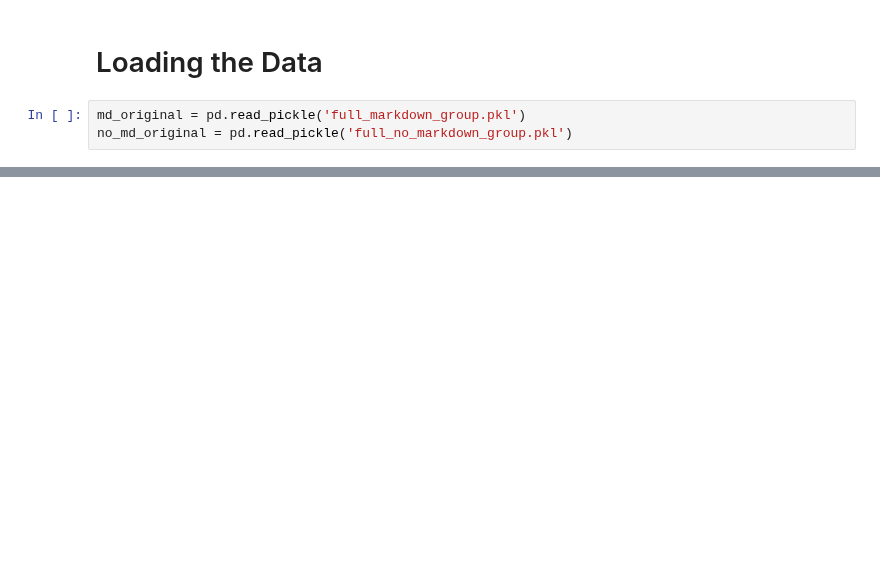
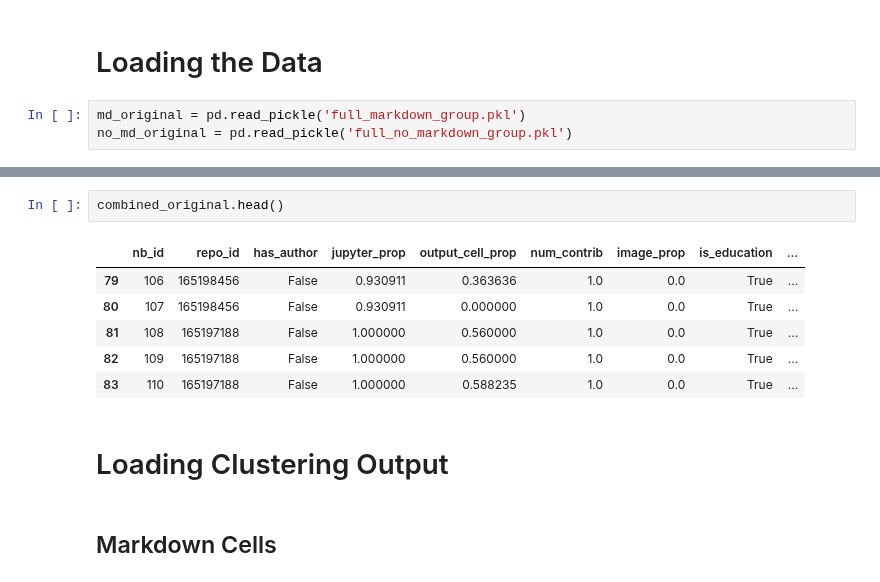
Before and after one commit to Isabel-Gan/quantifying-notebook-features, a Jupyter notebook: full-output/clustering-analysis.ipynb, the cells around one changed output, grey strips where cells are left out. Cells and saved outputs as stored; diff of their text form; blank space fills up the shorter version.

```diff
--- a/full-output/clustering-analysis.ipynb
+++ b/full-output/clustering-analysis.ipynb
@@ -75,0 +35,13 @@ list(enumerate(zip(no_md_df.columns, no_md_df.dtypes)))
+# %%
+combined_original.head()
+# %% [output]
+|  | nb_id | repo_id | has_author | jupyter_prop | output_cell_prop | num_contrib | image_prop | is_education | ... |
+| 79 | 106 | 165198456 | False | 0.930911 | 0.363636 | 1.0 | 0.0 | True | ... |
+| 80 | 107 | 165198456 | False | 0.930911 | 0.000000 | 1.0 | 0.0 | True | ... |
+| 81 | 108 | 165197188 | False | 1.000000 | 0.560000 | 1.0 | 0.0 | True | ... |
+| 82 | 109 | 165197188 | False | 1.000000 | 0.560000 | 1.0 | 0.0 | True | ... |
+| 83 | 110 | 165197188 | False | 1.000000 | 0.588235 | 1.0 | 0.0 | True | ... |
+# %% [markdown]
+# Loading Clustering Output
+# %% [markdown]
+## Markdown Cells
```
Also changed, not shown: parts of 61 cells of this notebook, 1 other file.
